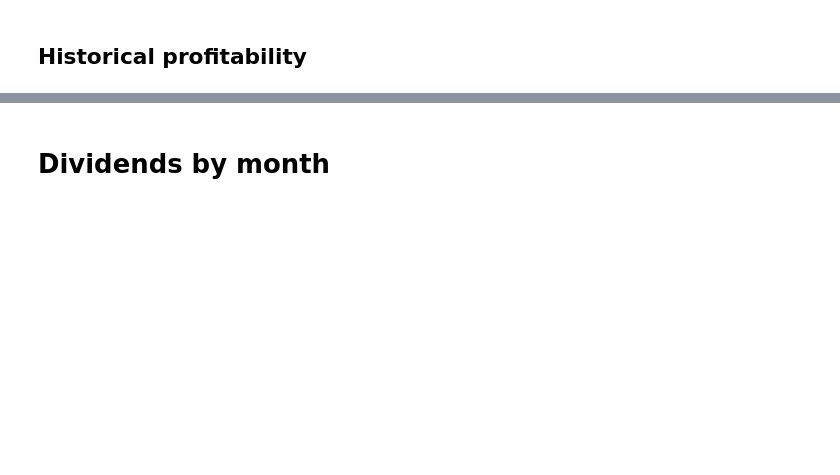
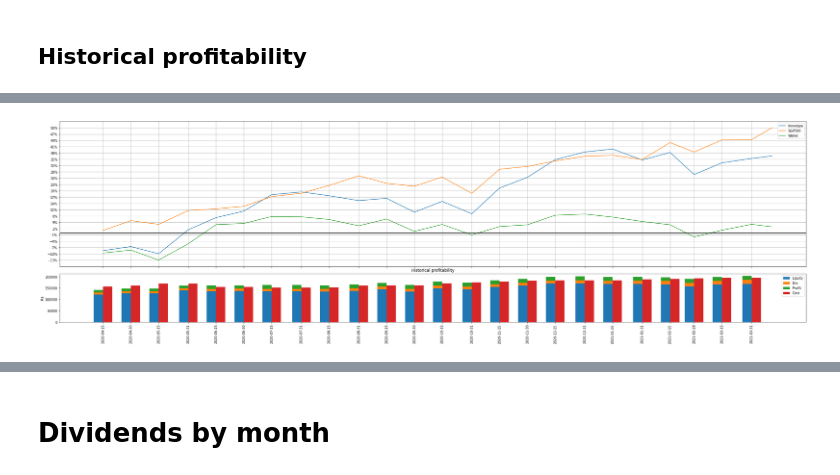
Before and after one commit to engdoreis/Finances, a Jupyter notebook: Finances.ipynb, the cells around one changed output, grey strips where cells are left out. Saved outputs shown, nothing was run; the diff lists cells and outputs as text; code cells hidden in the pictures; blank space fills up the shorter version.

```diff
--- a/Finances.ipynb
+++ b/Finances.ipynb
@@ -7,6 +7,7 @@
 import pandas as pd
 import datetime as dt
 import numpy as np
+import sys
 
 pd.options.display.float_format = '${:,.2f}'.format
 
@@ -16,26 +17,37 @@ try:
     import gspread
     from oauth2client.client import GoogleCredentials
 
+    drive.mount('/content/gdrive')
+
     auth.authenticate_user()
     gc = gspread.authorize(GoogleCredentials.get_application_default())
+
+    !rm -rf github
+    !mkdir github
+    !cd github && git clone https://github.com/dr315/Finances.git
+    !ls /content/github/Finances/
+    sys.path.append('/content/github/Finances')
+
+    !pip install yfinance
+    !pip install pdfplumber
+
+    from FinanceTools import *
+    from OrdersReader import *
+    ReadOrders('/content/gdrive/MyDrive/Investing/Notas_Clear', 'operations.csv')
 
     worksheet = gc.open('operations').sheet1
     # get_all_values gives a list of rows.
     rows = worksheet.get_all_values()
-
     df = pd.DataFrame.from_records(rows[1:], coerce_float=True)
 
-    drive.mount('/content/gdrive')
-    %cd gdrive/My Drive/
-    !rm -rf github
-    !mkdir github
-    !cd github && git clone https://github.com/dr315/Finances.git
-    !pip install yfinance
-    %run github/Finances/FinanceTools
 except:
+    from FinanceTools import *
+    from OrdersReader import *
+
     root = 'd:/'
+    ReadOrders('d:/Investing/Notas_Clear', 'operations.csv')
     df = pd.read_csv(root + '/Investing/operations.csv')
-    %run FinanceTools
+
     # df = pd.read_csv(/operations2021.tsv', delimiter='\t', thousands=',', decimal='.')
 
 # display(df)
@@ -258,9 +353,11 @@ startTimePicker
 # %%
 startPlot = startDate
+frequency = 'SM'
 if (startTimePicker.value == "12 months"):
-  startPlot = (dt.datetime.today() - pd.Timedelta(365, unit='d')).strftime('%d-%m-%y')
+  startPlot = (dt.datetime.today() - pd.Timedelta(365, unit='d')).strftime('%Y-%m-%d')
+  frequency = 'W'
 
-monthList = pd.date_range(start=startPlot, end=dt.datetime.today(), freq='SM').format(formatter=lambda x: x.strftime('%Y-%m-%d'))
+monthList = pd.date_range(start=startPlot, end=dt.datetime.today(), freq=frequency).format(formatter=lambda x: x.strftime('%Y-%m-%d'))
 monthList.append(dt.datetime.today().strftime('%Y-%m-%d'))
 performanceList = []
 for i, month in enumerate(monthList):
@@ -280,34 +377,36 @@ import matplotlib.ticker as mtick
 
 width = 5       # the width of the bars: can also be len(x) sequence
 shift = pd.Timedelta(width/2, unit='d')
-fig, ax = plt.subplots(2, 1, figsize=(26, 9), sharex=True, gridspec_kw={'height_ratios': [3, 1]})
+fig, ax = plt.subplots(2, 1, figsize=(32, 9), sharex=True, gridspec_kw={'height_ratios': [3, 1]})
 fig.tight_layout()
 
 ax[0].plot(histProfDF.Date, histProfDF['%IBOV'], label='ibovespa')
 ax[0].plot(histProfDF.Date, histProfDF['%SP500'], label='S&P500')
 ax[0].plot(histProfDF.Date, histProfDF['%Profit'], label='Wallet')
 
 minTick = min(histProfDF['%IBOV'].min(), histProfDF['%SP500'].min(), histProfDF['%Profit'].min())
 maxTick = max(histProfDF['%IBOV'].max(), histProfDF['%SP500'].max(), histProfDF['%Profit'].max())
 
 ax[0].set_yticks(np.arange(minTick, maxTick, 0.03))
 ax[0].axhline(y=0, color='k')
 ax[0].grid(True, which='both')
 ax[0].yaxis.set_major_formatter(mtick.PercentFormatter(1))
 ax[0].legend()
 
 barsDf = histProfDF[:-1]
 # ax[1].grid(True, which='both')
 ax[1].bar(barsDf.Date - shift, barsDf['Equity'], width, label='Equity')
 ax[1].bar(barsDf.Date - shift, barsDf['Div']   , width, bottom=barsDf['Equity'], label='Div')
 ax[1].bar(barsDf.Date - shift, barsDf['Profit'], width, bottom=barsDf['Div'] + barsDf['Equity'], label='Profit')
 ax[1].bar(barsDf.Date + shift, barsDf['Cost']  , width, label='Cost')
 ax[1].legend()
 ax[1].set_ylabel('R$')
 
 plt.xticks(barsDf['Date'], rotation=90)
 plt.title('Historical profitability')
 plt.show()
+# %% [output]
+[figure, added]
 # %%
 data = dt.datetime.today().strftime('%Y-%m-%d')
 PerformanceViewer(histProfDF, data).show()
```
Also changed, not shown: parts of 15 cells of this notebook, 1 other file.
